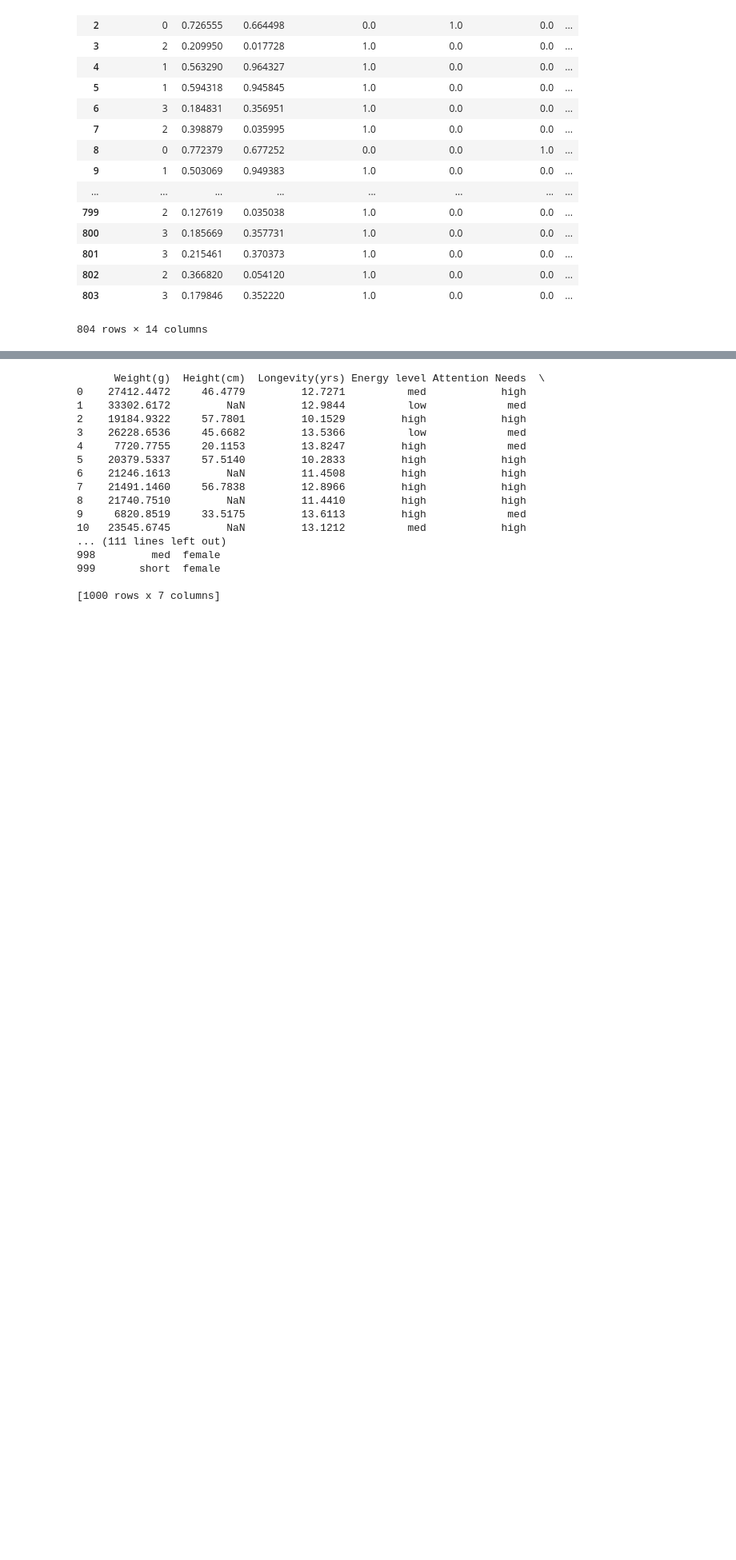
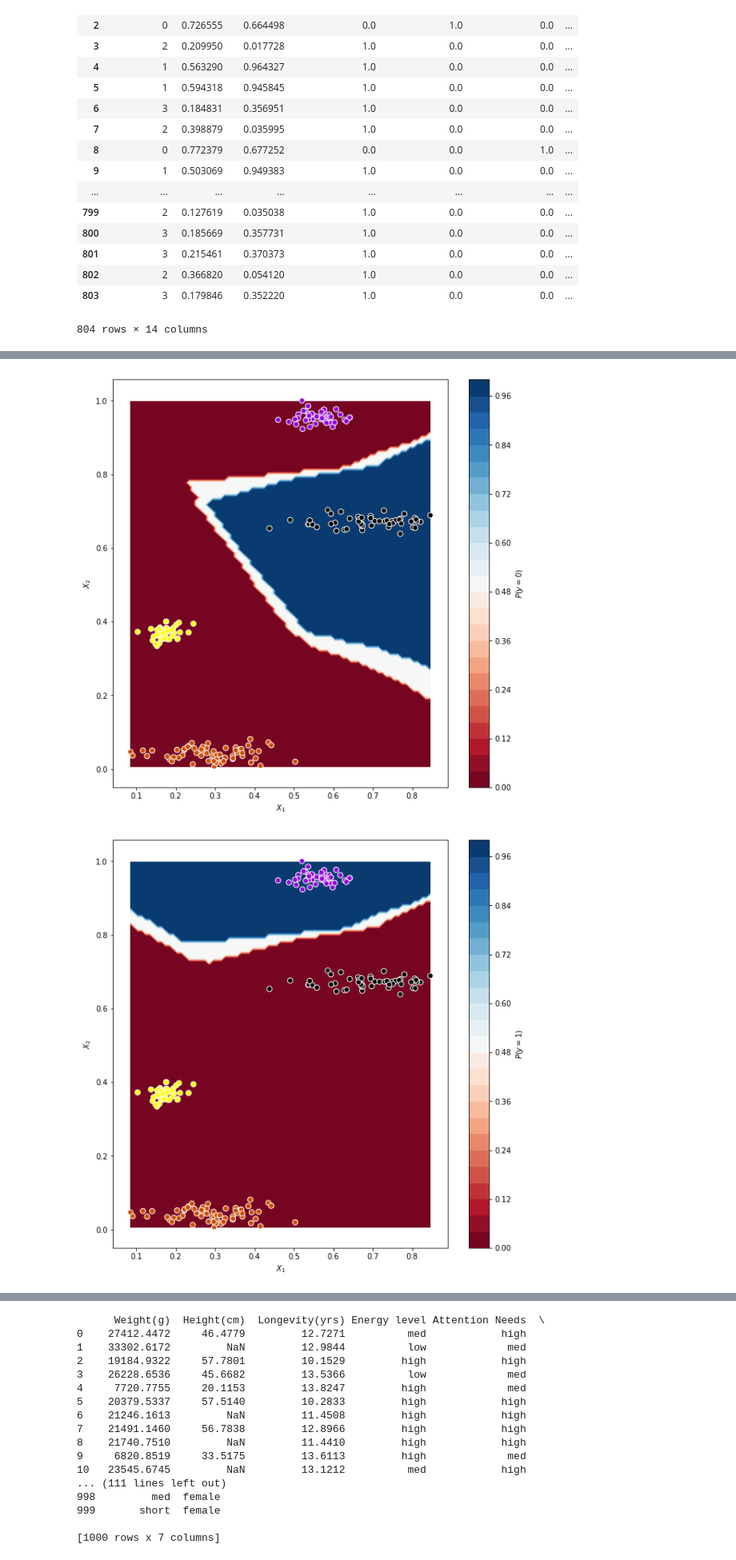
Before and after one commit to daneel95/Master_Homework, a Jupyter notebook: DataMiningHomework/Homework_1/Homework1_DanielNinelHolteiu_407.ipynb, the cells around one changed output, grey strips where cells are left out. Shown at 80% size. Cells and saved outputs as stored; diff of their text form; code cells hidden in the pictures; blank space fills up the shorter version.

```diff
--- a/DataMiningHomework/Homework_1/Homework1_DanielNinelHolteiu_407.ipynb
+++ b/DataMiningHomework/Homework_1/Homework1_DanielNinelHolteiu_407.ipynb
@@ -348,0 +464,10 @@ KNeighborsClassifier test accuracy 0.9850746268656716
+# %%
+# plot decision boundary for KNN
+Model, kwargs = best_models[2]
+model = Model(**kwargs)
+model.fit(x_train, y_train)
+for cls in range(4):
+    plot_decision_boundary(model, x_test, y_test, cls)
+# %% [output]
+[figure, added]
+[figure, added]
```
Also changed, not shown: parts of 42 cells of this notebook.
